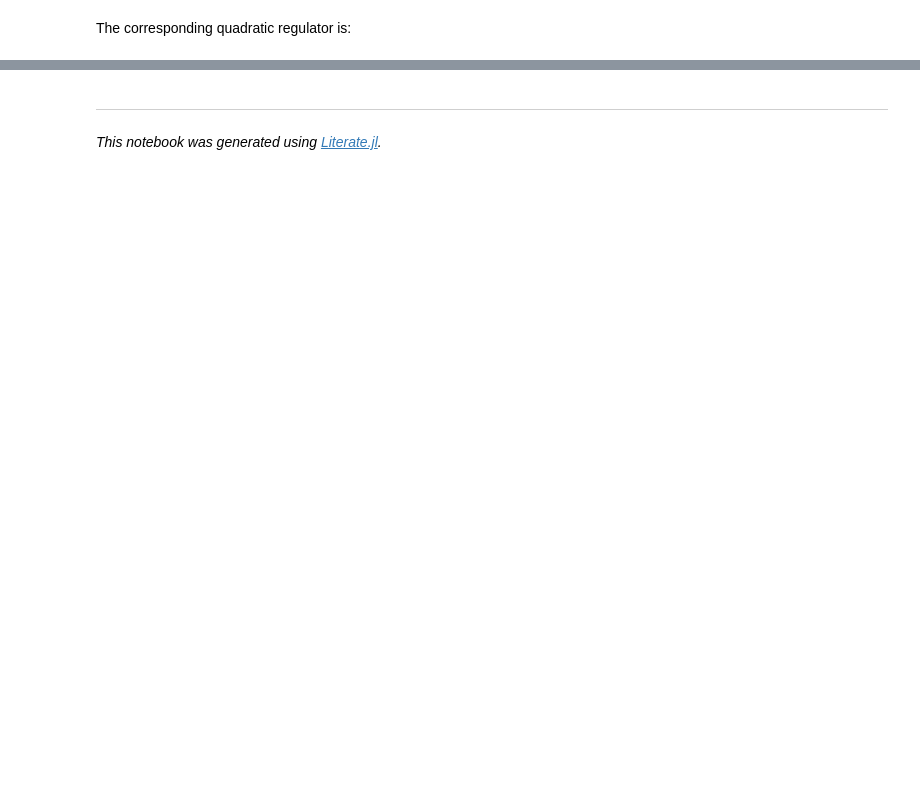
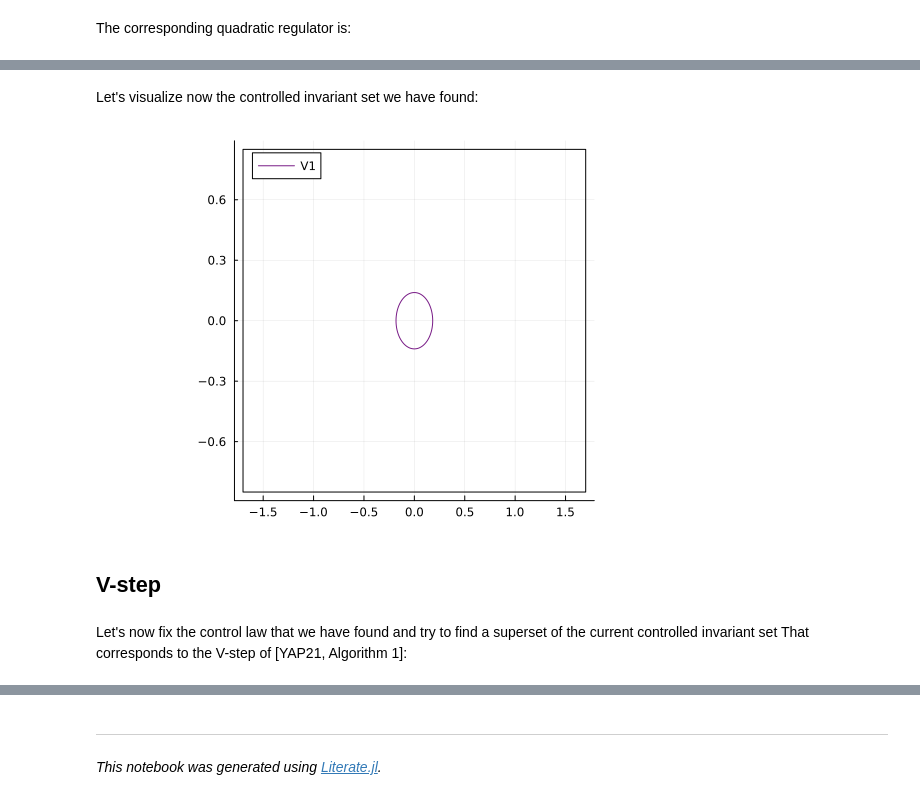
Before and after one commit to jump-dev/SumOfSquares.jl, a Jupyter notebook: previews/PR274/generated/Systems and Control/quadrotor.ipynb, the cells around one changed output, grey strips where cells are left out. Cells and saved outputs as stored; diff of their text form; code cells hidden in the pictures; blank space fills up the shorter version.

```diff
--- a/previews/PR274/generated/Systems and Control/quadrotor.ipynb
+++ b/previews/PR274/generated/Systems and Control/quadrotor.ipynb
@@ -380,3 +130,0 @@ We now try to find a new Lyapunov V:
-# %%
-model, V = V_step(solver, V, γ, k, s3)
-solution_summary(model)
@@ -408,2 +130,0 @@ We now try to improve γ again
-# %%
-γ, k, s3 = γ_step(solver, V, γ, k, s3, [2, 2], 2, 1e-3, 10)
@@ -434,3 +130,0 @@ We now try to find a new Lyapunov V:
-# %%
-model, V = V_step(solver, V, γ, k, s3)
-solution_summary(model)
@@ -459,0 +133,2 @@ $$ 4.37604291697808e-8x_{1}^{2} - 2.5010386698695297e-22x_{1}x_{2} - 1.760100189
+# %%
+V0 = x' * P * x
@@ -459,0 +244,33 @@ $$ 4.37604291697808e-8x_{1}^{2} - 2.5010386698695297e-22x_{1}x_{2} - 1.760100189
+# %% [markdown]
+Let's visualize now the controlled invariant set we have found:
+# %%
+using ImplicitPlots
+using Plots
+import ColorSchemes
+function plot_lyapunovs(Vs, J; resolution = 1000, scheme = ColorSchemes.rainbow)
+    xmax = rectangle[J[1]]
+    ymax = rectangle[J[2]]
+    rect_xs = [xmax, -xmax, -xmax, xmax, xmax]
+    rect_ys = [ymax, ymax, -ymax, -ymax, ymax]
+    p = plot(rect_xs, rect_ys, label="", color=:black)
+    eliminated = x[setdiff(1:n_x, J)]
+    for i in eachindex(Vs)
+        V = subs(Vs[i], eliminated => zeros(length(eliminated)))
+        linecolor = get(scheme, (i - 1) / max(length(Vs) - 1, 1))
+        implicit_plot!(p, V; resolution, label="V$i", linecolor)
+    end
+    xlim = 1.05 * xmax
+    ylim = 1.05 * ymax
+    plot!(p, xlims=(-xlim, xlim), ylims=(-ylim, ylim), aspect_ratio = xmax / ymax)
+    return p
+end
+Vs = [V0 - γ1]
+plot_lyapunovs(Vs, [1, 2])
+# %% [output]
+[figure, added]
+# %% [markdown]
+## V-step
+# %% [markdown]
+Let's now fix the control law that we have found and try to find a superset
+of the current controlled invariant set
+That corresponds to the V-step of [YAP21, Algorithm 1]:
```
Also changed, not shown: parts of 52 cells of this notebook, 44 other files.
